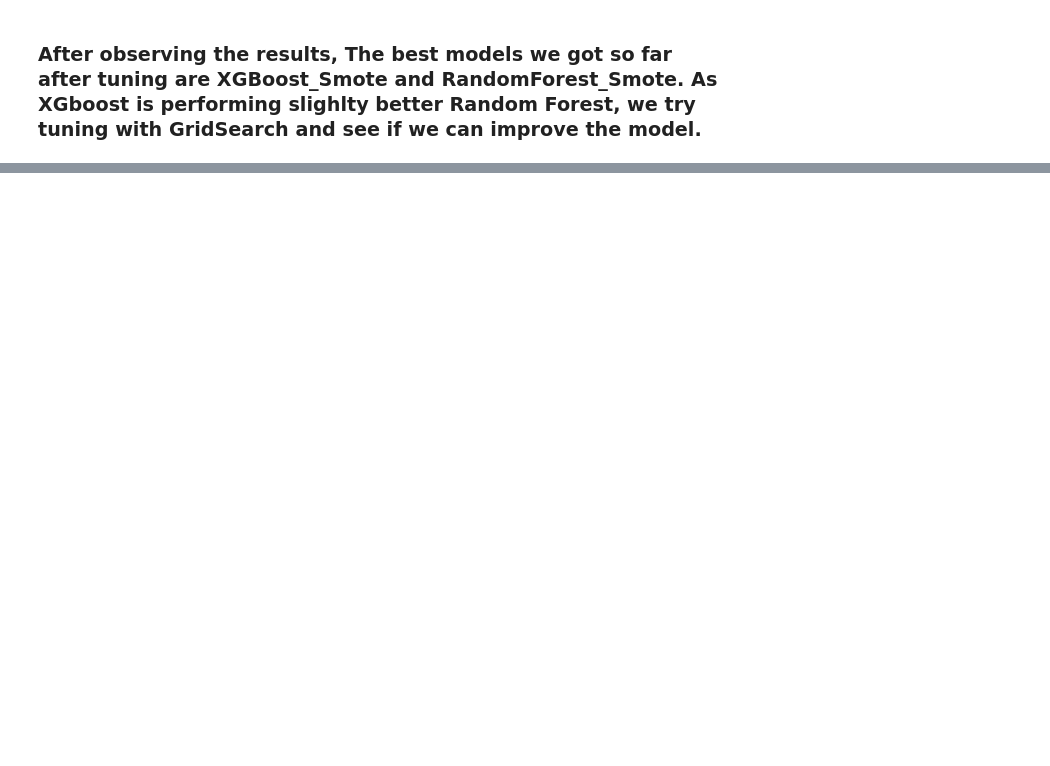
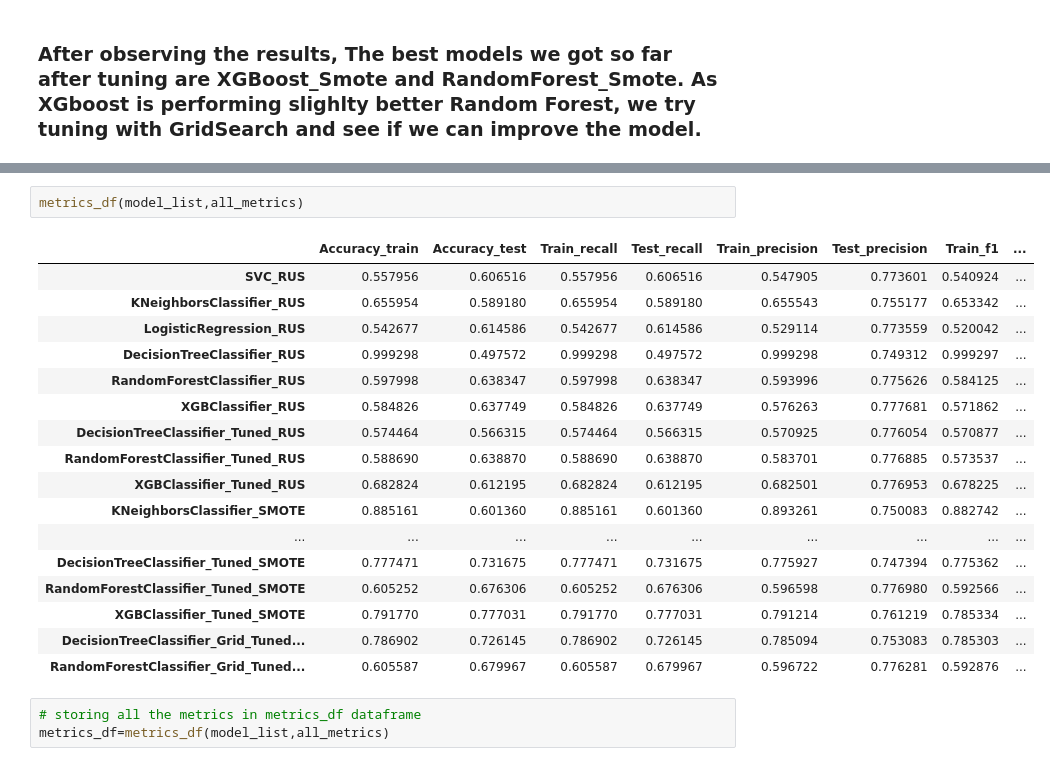
Before and after one commit to Dany511/Email-Campaign-Effectiveness-Prediction, a Jupyter notebook: Email_Campaign_Capstone.ipynb, the cells around one changed output, grey strips where cells are left out. Drawn from its saved outputs; the diff is of its cells as text; blank space fills up the shorter version.

```diff
--- a/Email_Campaign_Capstone.ipynb
+++ b/Email_Campaign_Capstone.ipynb
@@ -1374,0 +1445,23 @@ Test Auc:  0.7804826544349268
+# %%
+metrics_df(model_list,all_metrics)
+# %% [output]
+|  | Accuracy_train | Accuracy_test | Train_recall | Test_recall | Train_precision | Test_precision | Train_f1 | ... |
+| SVC_RUS | 0.557956 | 0.606516 | 0.557956 | 0.606516 | 0.547905 | 0.773601 | 0.540924 | ... |
+| KNeighborsClassifier_RUS | 0.655954 | 0.589180 | 0.655954 | 0.589180 | 0.655543 | 0.755177 | 0.653342 | ... |
+| LogisticRegression_RUS | 0.542677 | 0.614586 | 0.542677 | 0.614586 | 0.529114 | 0.773559 | 0.520042 | ... |
+| DecisionTreeClassifier_RUS | 0.999298 | 0.497572 | 0.999298 | 0.497572 | 0.999298 | 0.749312 | 0.999297 | ... |
+| RandomForestClassifier_RUS | 0.597998 | 0.638347 | 0.597998 | 0.638347 | 0.593996 | 0.775626 | 0.584125 | ... |
+| XGBClassifier_RUS | 0.584826 | 0.637749 | 0.584826 | 0.637749 | 0.576263 | 0.777681 | 0.571862 | ... |
+| DecisionTreeClassifier_Tuned_RUS | 0.574464 | 0.566315 | 0.574464 | 0.566315 | 0.570925 | 0.776054 | 0.570877 | ... |
+| RandomForestClassifier_Tuned_RUS | 0.588690 | 0.638870 | 0.588690 | 0.638870 | 0.583701 | 0.776885 | 0.573537 | ... |
+| XGBClassifier_Tuned_RUS | 0.682824 | 0.612195 | 0.682824 | 0.612195 | 0.682501 | 0.776953 | 0.678225 | ... |
+| KNeighborsClassifier_SMOTE | 0.885161 | 0.601360 | 0.885161 | 0.601360 | 0.893261 | 0.750083 | 0.882742 | ... |
+| ... | ... | ... | ... | ... | ... | ... | ... | ... |
+| DecisionTreeClassifier_Tuned_SMOTE | 0.777471 | 0.731675 | 0.777471 | 0.731675 | 0.775927 | 0.747394 | 0.775362 | ... |
+| RandomForestClassifier_Tuned_SMOTE | 0.605252 | 0.676306 | 0.605252 | 0.676306 | 0.596598 | 0.776980 | 0.592566 | ... |
+| XGBClassifier_Tuned_SMOTE | 0.791770 | 0.777031 | 0.791770 | 0.777031 | 0.791214 | 0.761219 | 0.785334 | ... |
+| DecisionTreeClassifier_Grid_Tuned... | 0.786902 | 0.726145 | 0.786902 | 0.726145 | 0.785094 | 0.753083 | 0.785303 | ... |
+| RandomForestClassifier_Grid_Tuned... | 0.605587 | 0.679967 | 0.605587 | 0.679967 | 0.596722 | 0.776281 | 0.592876 | ... |
+# %%
+# storing all the metrics in metrics_df dataframe
+metrics_df=metrics_df(model_list,all_metrics)
```
Also changed, not shown: parts of 32 cells of this notebook.
